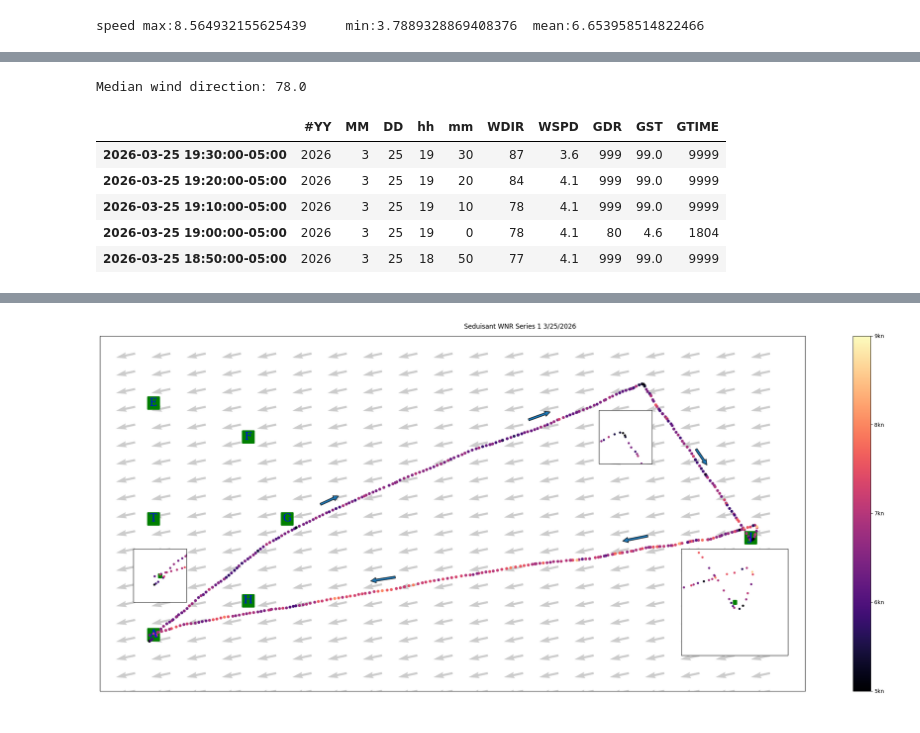
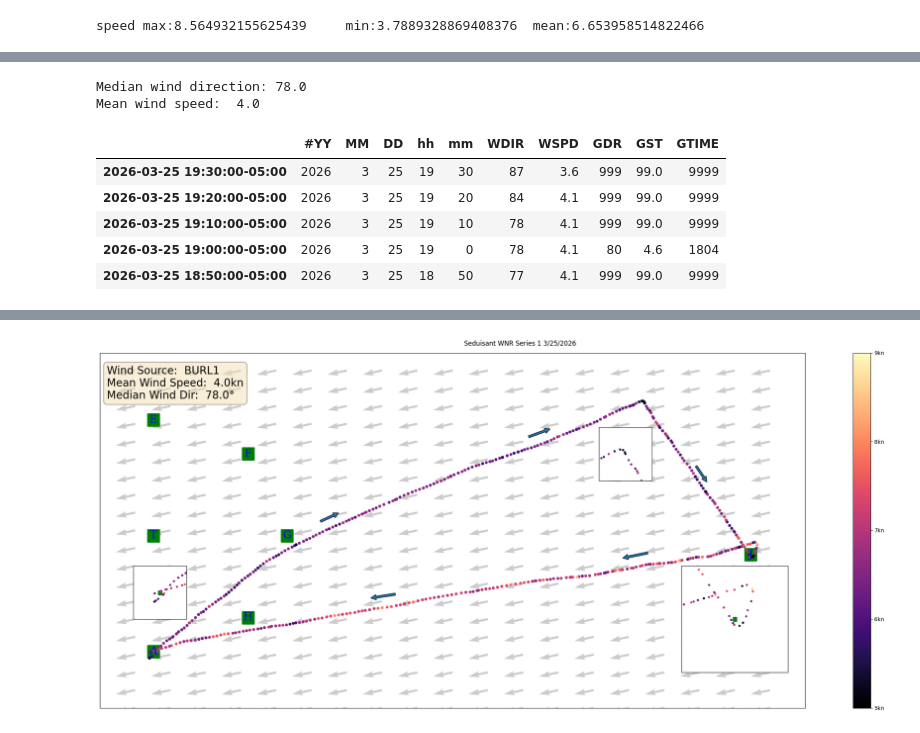
Before and after one commit to GarysCorner/RegattaTracking, a Jupyter notebook: 2026-03-25 Seduisant.ipynb, the cells around one changed output, grey strips where cells are left out. Cells and saved outputs as stored; diff of their text form; code cells hidden in the pictures.

Commit message:
Added wind spd/dir text

```diff
--- a/2026-03-25 Seduisant.ipynb
+++ b/2026-03-25 Seduisant.ipynb
@@ -119,10 +119,13 @@ mask = numpy.logical_and( (windDf.index >= trkGdf.index.min()),\
                         windDf.index <= trkGdf.index.max())
 windDf = windDf[mask].copy()
 medianWind = windDf['WDIR'].median()
+meanWindSpeed = windDf['WSPD'].mean()
 print(f"Median wind direction: {medianWind}")
+print(f"Mean wind speed:  {meanWindSpeed}")
 windDf.head()
 # %% [output]
 Median wind direction: 78.0
+Mean wind speed:  4.0
 |  | #YY | MM | DD | hh | mm | WDIR | WSPD | GDR | GST | GTIME |
 | 2026-03-25 19:30:00-05:00 | 2026 | 3 | 25 | 19 | 30 | 87 | 3.6 | 999 | 99.0 | 9999 |
 | 2026-03-25 19:20:00-05:00 | 2026 | 3 | 25 | 19 | 20 | 84 | 4.1 | 999 | 99.0 | 9999 |
@@ -198,34 +201,46 @@ trkGdf[trkGdf['majorMove']]
 # %%
 fig,ax = plt.subplots(1, figsize=figsize ,subplot_kw={'projection': proj})
 
 cax = fig.colorbar( plt.cm.ScalarMappable(norm=norm, cmap=colorMap), ax=ax)
 
 cax.set_ticks(colorbarTicks)
 cax.set_ticklabels( [f"{int(i)}kn" for i in colorbarTicks])
 
 createPlot(ax,s=20, extent=trkGdf.total_bounds)
 
 
 wptRadius = 0.1 / 60
 jExtent = waypointGdf.loc['J','geometry'].buffer(wptRadius).bounds
 jInset = ax.inset_axes([0.75,0.10,0.3,0.3], projection=proj, zorder=10 )
 createPlot(jInset, jExtent, s=10, wpS=50, plotWind=False, lblWpt=False, extentBuffer=0 )
 
 tackRadius = 0.07 / 60
 tackExtent = trkGdf.loc['2026-03-25 19:05:01-05:00','geometry'].buffer(tackRadius).bounds
 tackInset = ax.inset_axes([0.67,0.64,0.15,0.15], projection=proj, zorder=10 )
 createPlot(tackInset, tackExtent, s=10, wpS=50, plotWind=False, lblWpt=False, extentBuffer=0 )
 
 aExtent = waypointGdf.loc['A','geometry'].buffer(wptRadius).bounds
 aInset = ax.inset_axes([0.01,0.25,0.15,0.15], projection=proj, zorder=10 )
 createPlot(aInset, aExtent, s=10, wpS=50, plotWind=False, lblWpt=False, extentBuffer=0 )
 
+#add wind speed
+windStr = f"""Wind Source:  BURL1
+Mean Wind Speed:  {meanWindSpeed}kn
+Median Wind Dir:  {medianWind}\U000000B0"""
+ax.text(0.01,0.87,windStr, transform=ax.transAxes,\
+        fontsize=20,\
+       bbox={
+           'boxstyle':'round',
+           'facecolor':'wheat',
+           'alpha':0.5
+       })
+
 fig.suptitle(title)
 fig.tight_layout()
 fig.savefig(f"{outputPath}/{outfileBase}.jpg")
 fig.savefig(f"{outputPath}/{outfileBase}.svg")
 # %% [output]
-[figure, old version]
+[figure, new version]
 # %%
 print(f"Last run:  {datetime.now()}")
 # %% [output]
```
Also changed, not shown: parts of 1 cell of this notebook.
